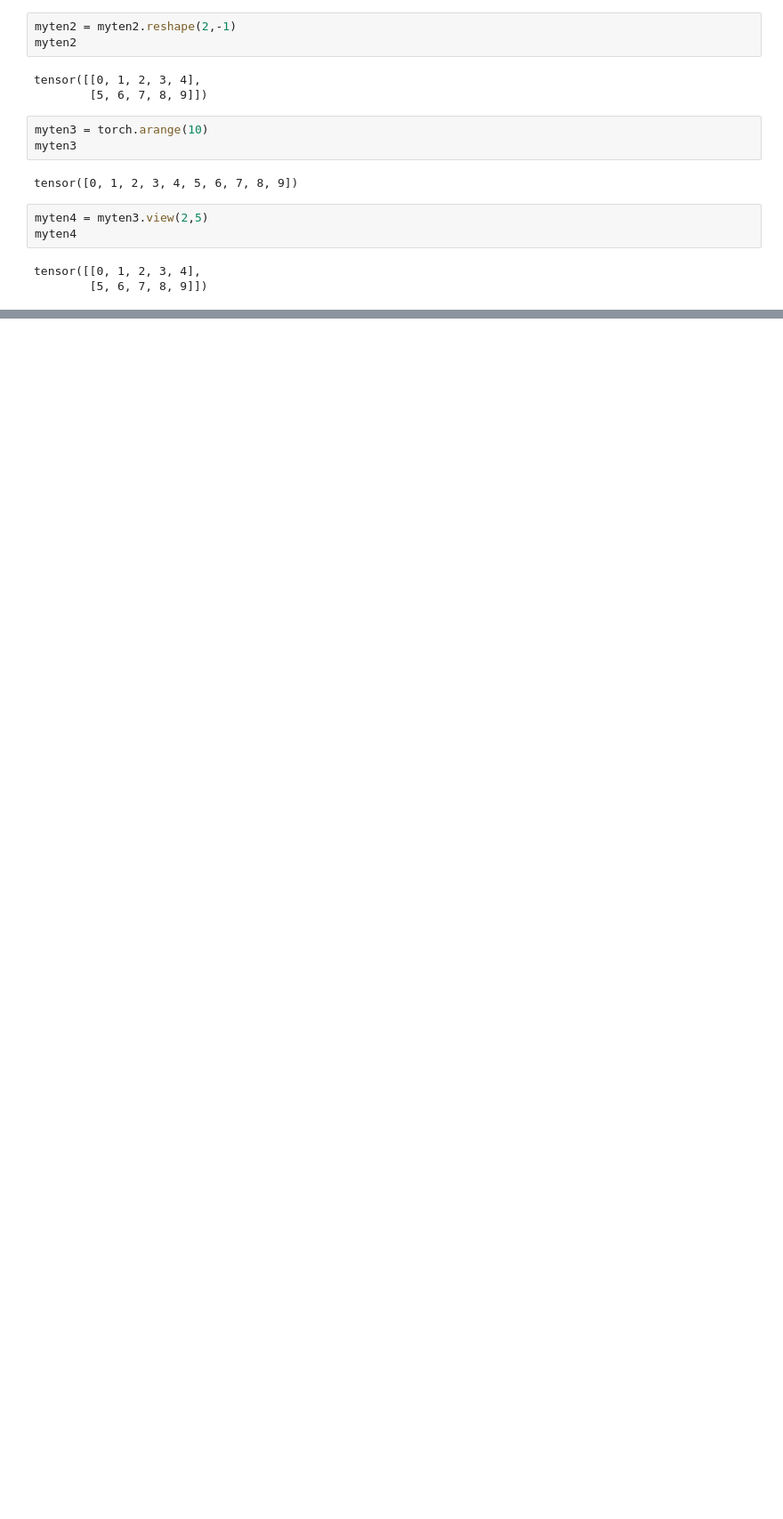
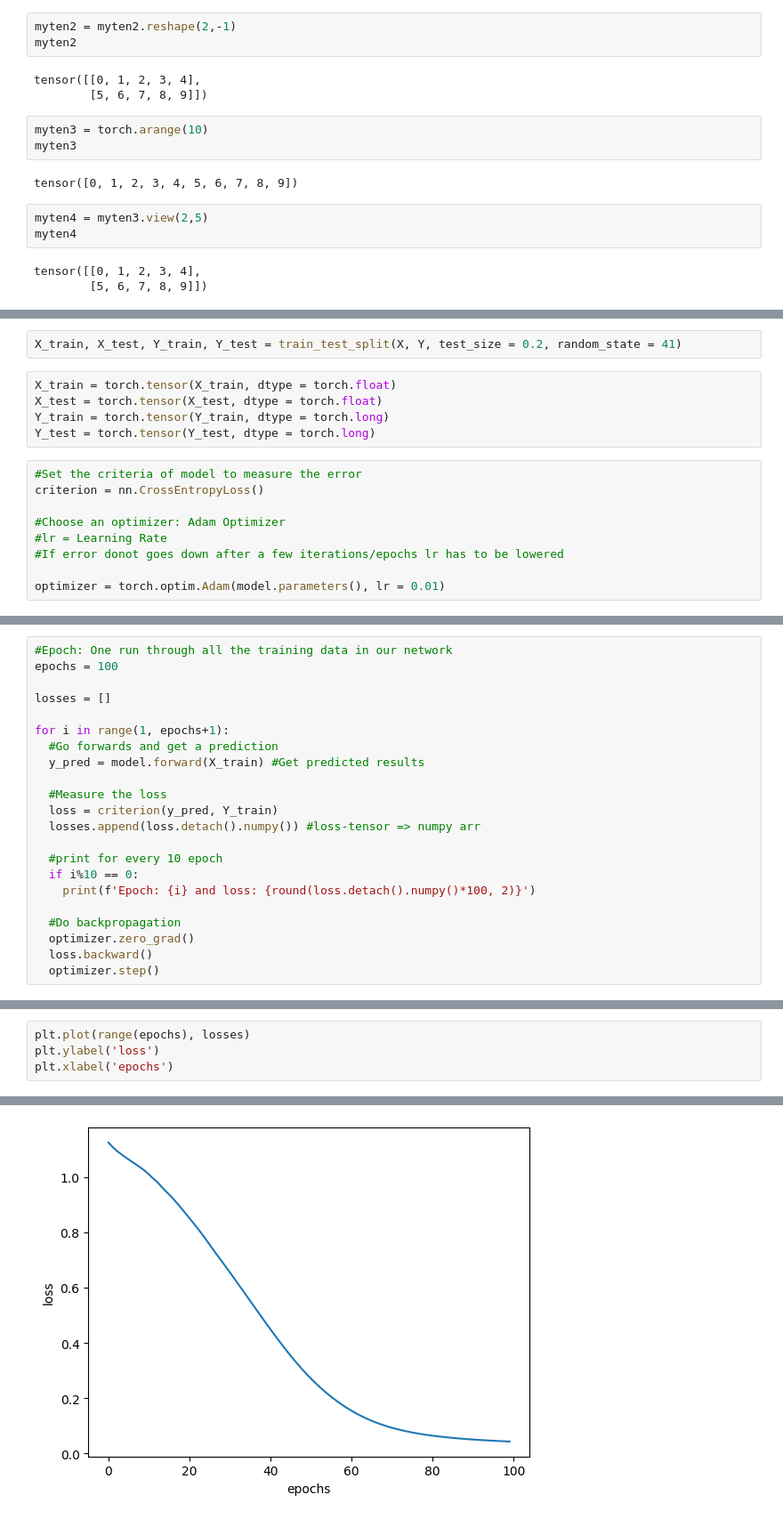
Before and after one commit to shivrajanand/PyTorch-Learn, a Jupyter notebook: PyTorch_Tutorial.ipynb, the cells around one changed output, grey strips where cells are left out. Shown: that part at 89% size. Drawn from its saved outputs; the diff is of its cells as text; blank space fills up the shorter version.

```diff
--- a/PyTorch_Tutorial.ipynb
+++ b/PyTorch_Tutorial.ipynb
@@ -85,0 +223,16 @@ tensor([[0, 1, 2, 3, 4],
+# %%
+X_train, X_test, Y_train, Y_test = train_test_split(X, Y, test_size = 0.2, random_state = 41)
+# %%
+X_train = torch.tensor(X_train, dtype = torch.float)
+X_test = torch.tensor(X_test, dtype = torch.float)
+Y_train = torch.tensor(Y_train, dtype = torch.long)
+Y_test = torch.tensor(Y_test, dtype = torch.long)
+# %%
+#Set the criteria of model to measure the error
+criterion = nn.CrossEntropyLoss()
+
+#Choose an optimizer: Adam Optimizer
+#lr = Learning Rate
+#If error donot goes down after a few iterations/epochs lr has to be lowered
+
+optimizer = torch.optim.Adam(model.parameters(), lr = 0.01)
@@ -85,0 +247,22 @@ tensor([[0, 1, 2, 3, 4],
+# %%
+#Epoch: One run through all the training data in our network
+epochs = 100
+
+losses = []
+
+for i in range(1, epochs+1):
+  #Go forwards and get a prediction
+  y_pred = model.forward(X_train) #Get predicted results
+
+  #Measure the loss
+  loss = criterion(y_pred, Y_train)
+  losses.append(loss.detach().numpy()) #loss-tensor => numpy arr
+
+  #print for every 10 epoch
+  if i%10 == 0:
+    print(f'Epoch: {i} and loss: {round(loss.detach().numpy()*100, 2)}')
+
+  #Do backpropagation
+  optimizer.zero_grad()
+  loss.backward()
+  optimizer.step()
@@ -85,0 +280,5 @@ tensor([[0, 1, 2, 3, 4],
+# %%
+plt.plot(range(epochs), losses)
+plt.ylabel('loss')
+plt.xlabel('epochs')
+# %% [output]
@@ -85,0 +286 @@ tensor([[0, 1, 2, 3, 4],
+[figure, added]
```
Also changed, not shown: parts of 45 cells of this notebook.
